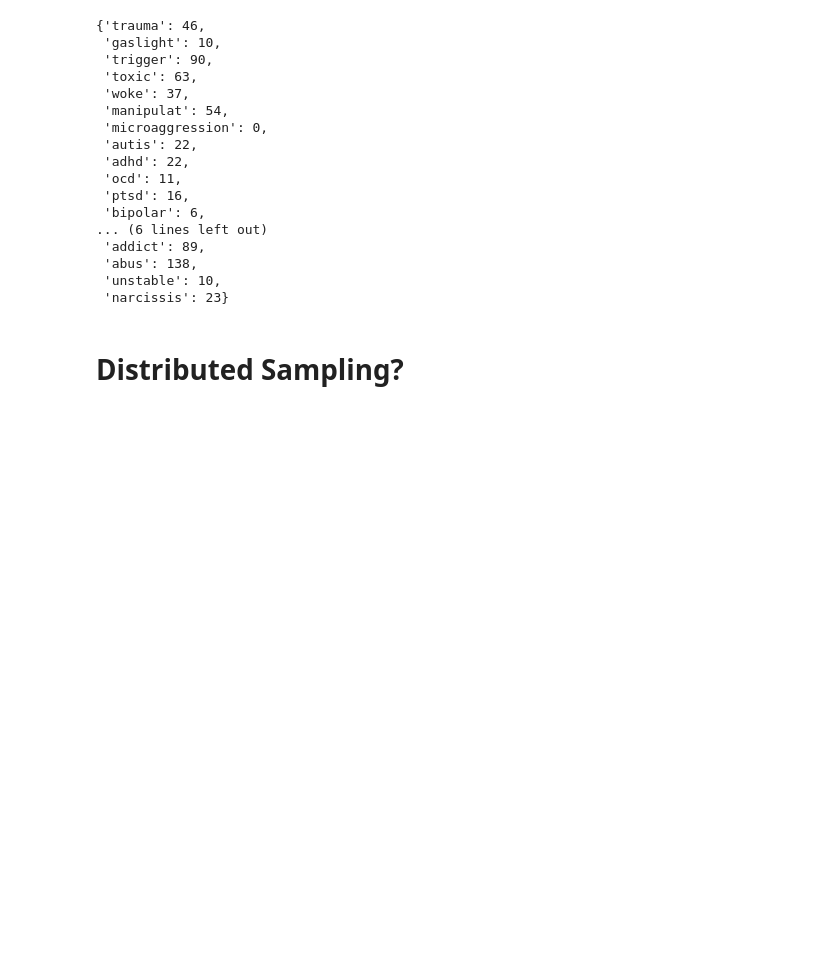
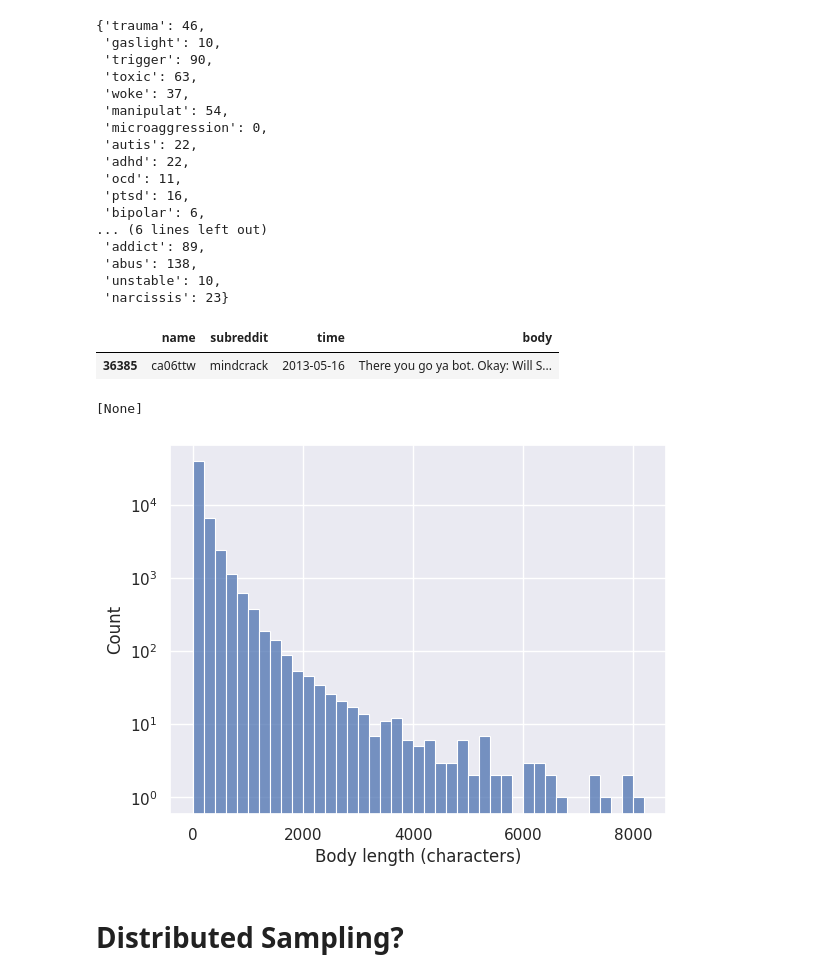
Before and after one commit to gems-cyberlang/cyberlang-learning, a Jupyter notebook: praw-comments-script/praw-playground.ipynb, the cells around one changed output. Saved outputs shown, nothing was run; the diff lists cells and outputs as text; code cells hidden in the pictures; blank space fills up the shorter version.

Commit message:
Make graph of body lengths (log)

```diff
--- a/praw-comments-script/praw-playground.ipynb
+++ b/praw-comments-script/praw-playground.ipynb
@@ -259,6 +259,23 @@ Name: body, Length: 138, dtype: object
  'abus': 138,
  'unstable': 10,
  'narcissis': 23}
+# %%
+df[lengths > 10000]
+# %% [output]
+|  | name | subreddit | time | body |
+| 36385 | ca06ttw | mindcrack | 2013-05-16 | There you go ya bot. Okay: Will S... |
+# %%
+lengths = df["body"].map(len)
+ax = sns.histplot(
+    lengths[lengths <= 10000],
+    binwidth=200,
+    # log_scale=True
+)
+ax.set(xlabel = "Body length (characters)")
+ax.set(yscale = "log")
+# %% [output]
+[None]
+[figure, added]
 # %% [markdown]
 # Distributed Sampling?
 # %%
```
